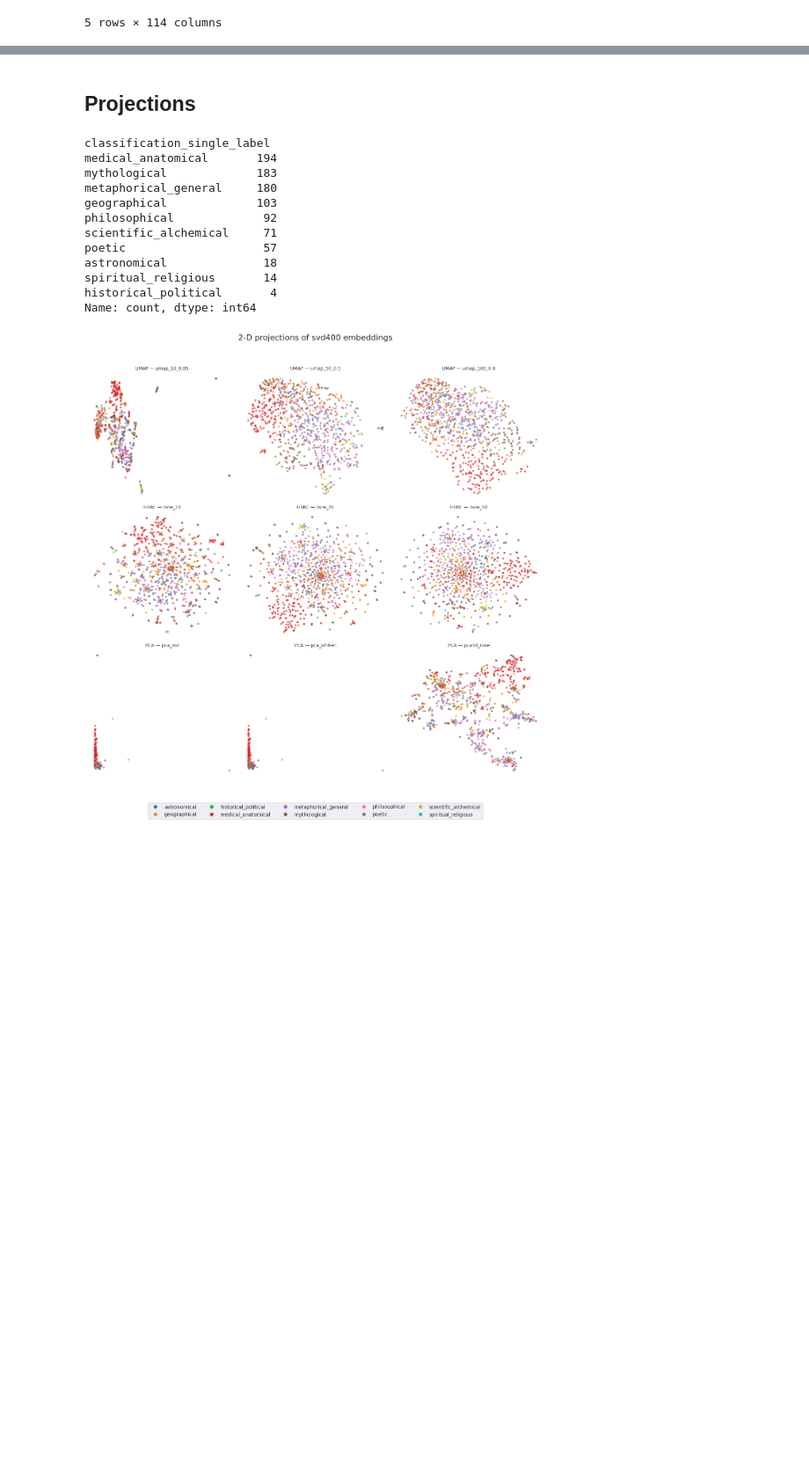
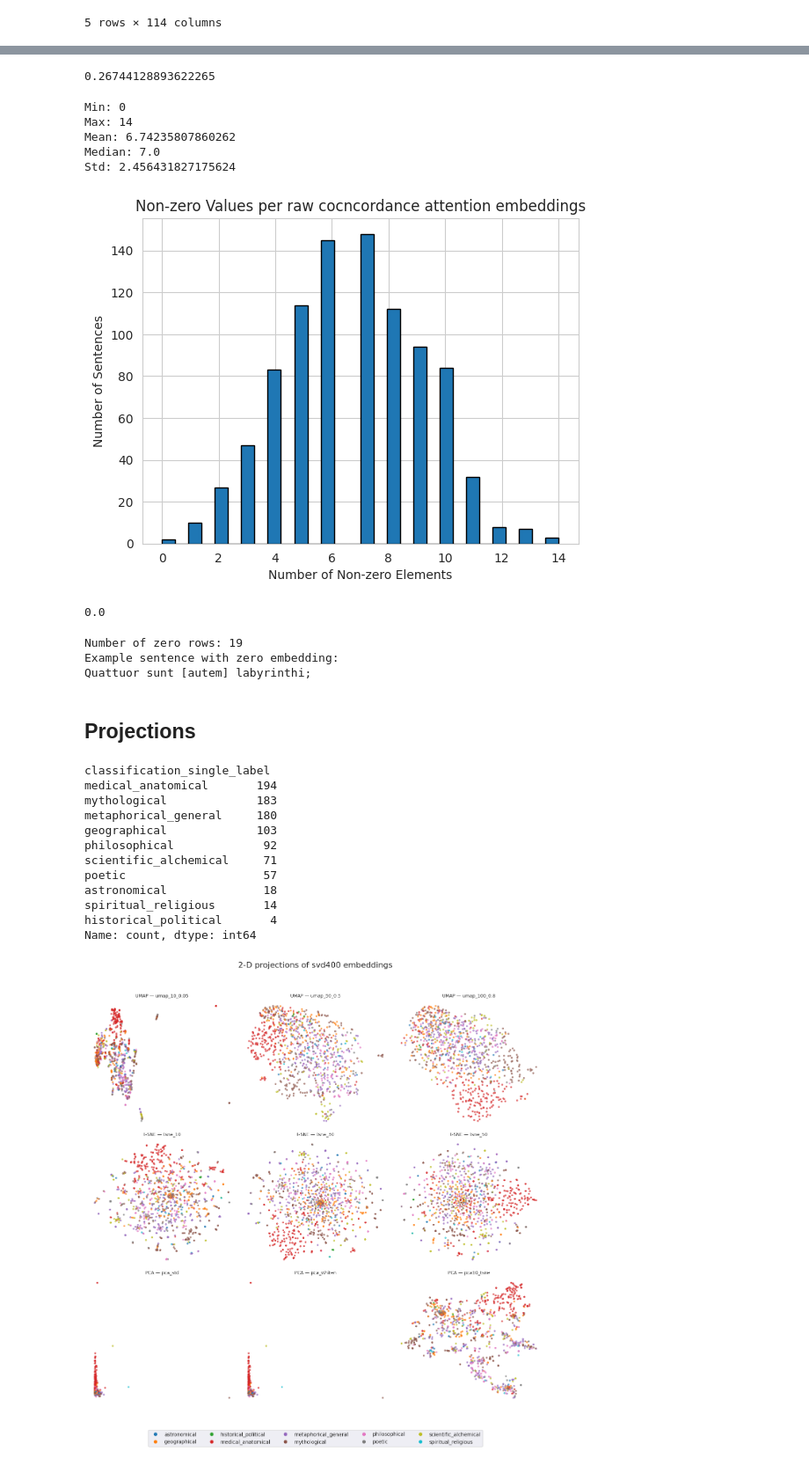
Before and after one commit to CCS-ZCU/labyrinth, a Jupyter notebook: scripts/3_labyrinth_embeddings_labert.ipynb, the cells around one changed output, grey strips where cells are left out. Shown at 88% size. Cells and saved outputs as stored; diff of their text form; code cells hidden in the pictures; blank space fills up the shorter version.

```diff
--- a/scripts/3_labyrinth_embeddings_labert.ipynb
+++ b/scripts/3_labyrinth_embeddings_labert.ipynb
@@ -676,6 +796,9 @@ conc_doc_term_df.head(5)
 | cc_10261_892 | 0 | 0 | 0 | 0 | 0 | 0 | 0 | 0 | 0 | 0 | ... | ... |
 | cc_10298_920 | 0 | 0 | 0 | 0 | 0 | 0 | 0 | 0 | 0 | 0 | ... | ... |
 5 rows × 1259 columns
+# %%
+labyrinthus_df["cooc_vector"] = list(doc_term_df.to_numpy())
+labyrinthus_df["cooc_conc_vector"] = list(conc_doc_term_df.to_numpy())
 # %% [markdown]
 ## Build attention embeddings from attention weights
 # %%
@@ -873,3 +1154,75 @@ labyrinthus_df.to_parquet("../data/large_files/labyrinthus_embeddings.parquet")
+# %%
+# ------------------------------------------------------------------
+# common objects
+# ------------------------------------------------------------------
+y = labyrinthus_df["classification_single_label"].values  # 21 classes incl. “other”
+cv = StratifiedKFold(n_splits=5, shuffle=True, random_state=42)
+
+# Replace Logistic Regression with Random Forest
+from sklearn.ensemble import RandomForestClassifier
+
+rf = RandomForestClassifier(
+    n_estimators=200,  # more trees for stability
+    max_depth=None,  # let it grow fully
+    n_jobs=-1,  # parallelize
+    random_state=42
+)
+
+emb_col = "embed_l11_xlmr"
+X = np.stack(labyrinthus_df[emb_col].values)
+cv = StratifiedKFold(n_splits=5, shuffle=True)
+y_pred = cross_val_predict(rf, X, y, cv=cv)
+acc = accuracy_score(y, y_pred)
+f1 = f1_score(y, y_pred, average="macro")
+f1
+# %% [output]
+0.26744128893622265
+# %%
+import numpy as np
+import matplotlib.pyplot as plt
+
+# Stack the embeddings into a 2D numpy array
+X = np.stack(labyrinthus_df["att_conc_l11_xlmr_raw_embed"].values)
+
+# Count number of non-zero entries in each row
+non_zero_counts = np.count_nonzero(X, axis=1)
+
+# Print basic stats
+print("Min:", non_zero_counts.min())
+print("Max:", non_zero_counts.max())
+print("Mean:", non_zero_counts.mean())
+print("Median:", np.median(non_zero_counts))
+print("Std:", non_zero_counts.std())
+
+# Plot histogram
+plt.hist(non_zero_counts, bins=30, edgecolor='black')
+plt.title("Non-zero Values per raw cocncordance attention embeddings")
+plt.xlabel("Number of Non-zero Elements")
+plt.ylabel("Number of Sentences")
+plt.grid(True)
+plt.show()
+# %% [output]
+Min: 0
+Max: 14
+Mean: 6.74235807860262
+Median: 7.0
+Std: 2.456431827175624
+[figure, added]
+# %%
+labyrinthus_df["att_l9_xlmr"].apply(lambda d: len(d) == 0).mean()
+# %% [output]
+0.0
+# %%
+# Which rows have all-zero embeddings?
+zero_rows = np.where(np.count_nonzero(X, axis=1) == 0)[0]
+
+print("Number of zero rows:", len(zero_rows))
+print("Example sentence with zero embedding:")
+print(labyrinthus_df.iloc[zero_rows[0]]["sentence_text"])  # or your sentence column name
+# %% [output]
+Number of zero rows: 19
+Example sentence with zero embedding:
+Quattuor sunt [autem] labyrinthi;
 # %% [markdown]
 ## Projections
 # %%
```
Also changed, not shown: parts of 27 cells of this notebook, 9 other files.
